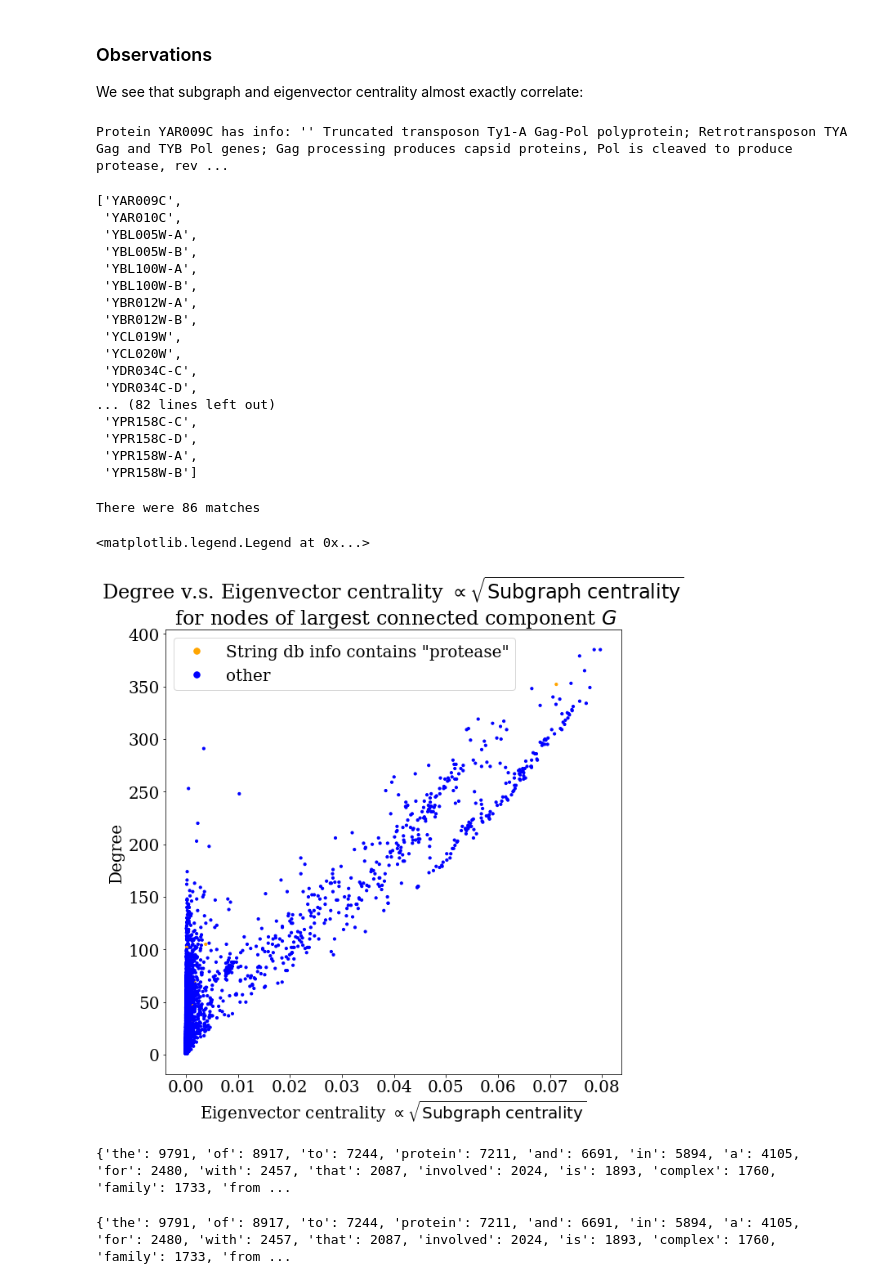
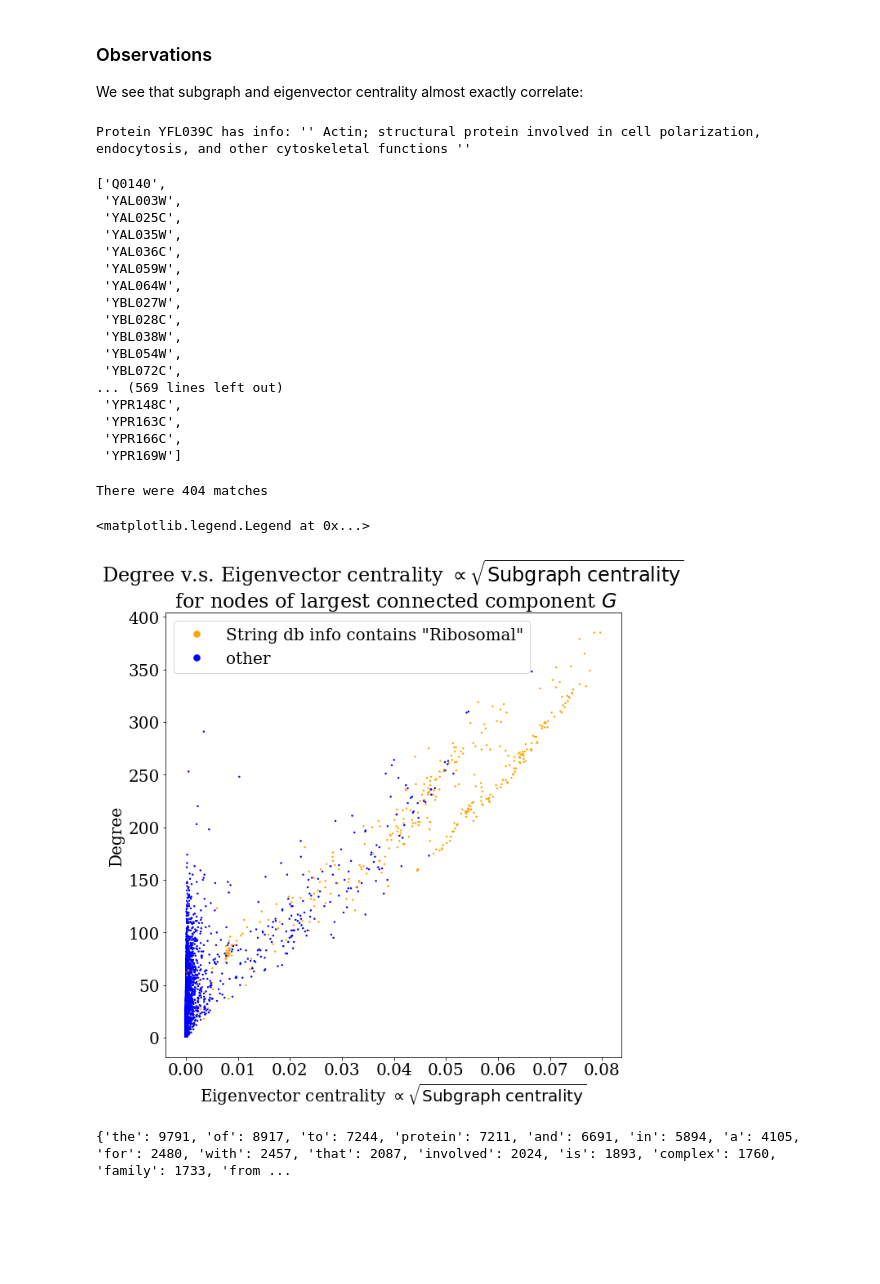
Before and after one commit to xdimos/Group-D-3888-Project, a Jupyter notebook: Machine categorising.ipynb, the cells around one changed output. Saved outputs shown, nothing was run; the diff lists cells and outputs as text; code cells hidden in the pictures; blank space fills up the shorter version.

Commit message:
Centrality space

```diff
--- a/Machine categorising.ipynb
+++ b/Machine categorising.ipynb
@@ -170,7 +170,7 @@ def get_info(name):
             return prot_info[i][i_info]
     return None
 
-example_prot = "YAR009C";
+example_prot = "YFL039C";
 print("Protein", example_prot, "has info: ''", get_info(example_prot), "''")
 
 # Now a function that returns all the names with corresponding descriptions containing a given string
@@ -186,35 +186,38 @@ def get_by_info(search_term, case_sensitive=False):
                 names.append(prot_info[i][0])
     return names
 
-get_by_info("Gag")
+get_by_info("Riboso")
 # %% [output]
-Protein YAR009C has info: '' Truncated transposon Ty1-A Gag-Pol polyprotein; Retrotransposon TYA Gag and TYB Pol genes; Gag processing produces capsid proteins, Pol is cleaved to produce protease, rev ...
+Protein YFL039C has info: '' Actin; structural protein involved in cell polarization, endocytosis, and other cytoskeletal functions ''
-['YAR009C',
- 'YAR010C',
- 'YBL005W-A',
- 'YBL005W-B',
- 'YBL100W-A',
- 'YBL100W-B',
- 'YBR012W-A',
- 'YBR012W-B',
- 'YCL019W',
- 'YCL020W',
- 'YDR034C-C',
- 'YDR034C-D',
-... (82 lines left out)
- 'YPR158C-C',
- 'YPR158C-D',
- 'YPR158W-A',
- 'YPR158W-B']
+['Q0140',
+ 'YAL003W',
+ 'YAL025C',
+ 'YAL035W',
+ 'YAL036C',
+ 'YAL059W',
+ 'YAL064W',
+ 'YBL027W',
+ 'YBL028C',
+ 'YBL038W',
+ 'YBL054W',
+ 'YBL072C',
+... (569 lines left out)
+ 'YPR148C',
+ 'YPR163C',
+ 'YPR166C',
+ 'YPR169W']
 # %%
 # We now want to color by containing a given term
-color_search_term = "protease"
+color_search_term = "Ribosomal"
+cst2 = "helicase"
 
 search_name_array = get_by_info(color_search_term);
+sna2 = get_by_info(cst2);
+
 
 search_selector = nu.value_lambda_result(
     list(G.nodes), # values
-    [lambda p: p in search_name_array], # tests
+    [lambda p: p in search_name_array], # tests p in search_name_array and
     [1], # results
     default = 0);
 
@@ -222,26 +225,36 @@ print("There were", np.sum(search_selector), "matches")
 
 search_colors = ['orange' if k == 1 else 'blue' for k in search_selector]
 # %% [output]
-There were 86 matches
+There were 404 matches
 # %%
+#measures = [degrees, eigen_centrality, betweenness_centrality, closeness_centrality]
+
+
 plt.figure(figsize=(10,10))
-plt.scatter(eigen_centrality, degrees, c = search_colors, s=10)
+plt.scatter(eigen_centrality, degrees, c = search_colors, s=2)
 plt.title("Degree v.s. Eigenvector centrality $\propto\sqrt{\mathrm{Subgraph\;centrality}}$\n for nodes of largest connected component $G$")
 plt.xlabel("Eigenvector centrality $\propto \sqrt{\mathrm{Subgraph\;centrality}}$");
 plt.ylabel("Degree")
+
+#plt.xscale("log")
+#plt.yscale("log")
 
 # Compose a custom legend to label the colors:
 from matplotlib.lines import Line2D
 
 legend_elements = [Line2D([0], [0], marker='.', color='orange', label="String db info contains \""+str(color_search_term)+"\"",
                           markerfacecolor='orange', markersize=15, linewidth=0),
                    Line2D([0], [0], marker='.', color='blue', label='other',
                           markerfacecolor='blue', markersize=15, linewidth=0)]
 
+#for i in range(len(G.nodes)):
+#    if (search_selector[i] == 1):
+#        plt.text(eigen_centrality[i], degrees[i], "YBR196C", fontsize=15)
+
 plt.legend(handles=legend_elements, loc='best')
 # %% [output]
 <matplotlib.legend.Legend at 0x...>
-[figure, old version]
+[figure, new version]
 # %%
 # To give us interesting key-words, let's order ALL of the words in the string db info by frequency
 info_texts = [line[i_info] for line in prot_info] # just the info strings in a list
@@ -270,10 +283,6 @@ word_freq_dict = dict(sorted(word_freq_dict_unsorted.items(), key=lambda item: -
 
 # A one line solution would be this \/ ... but too slow?
 # word_freq_dict = {word : all_separate_words.count(word) for word in list(set(all_separate_words))};
-
-print(word_freq_dict)
-# %% [output]
-{'the': 9791, 'of': 8917, 'to': 7244, 'protein': 7211, 'and': 6691, 'in': 5894, 'a': 4105, 'for': 2480, 'with': 2457, 'that': 2087, 'involved': 2024, 'is': 1893, 'complex': 1760, 'family': 1733, 'from ...
 # %%
 # let's just take the first few terms to analyse:
 n_terms = 200
```
Also changed, not shown: 5 other files.
